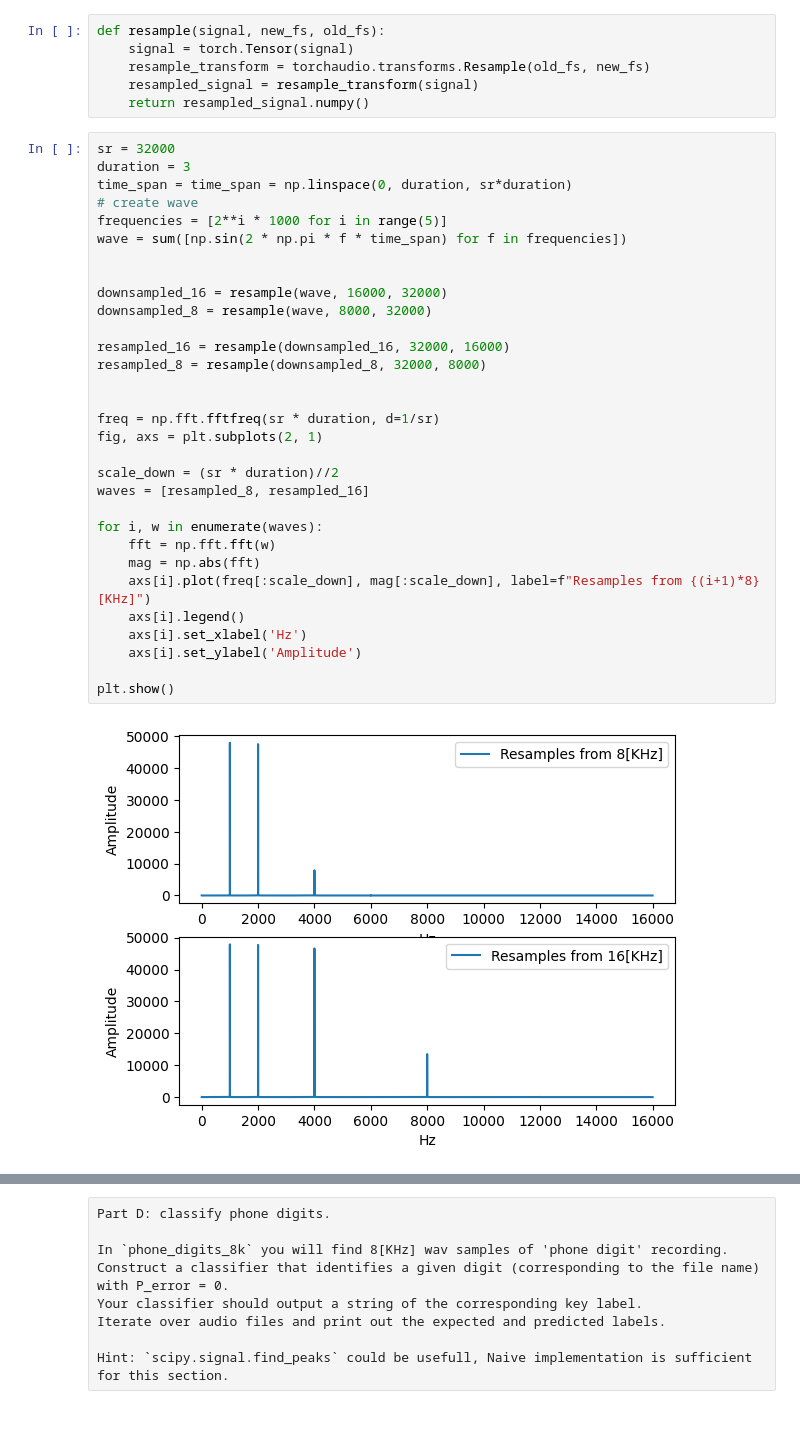
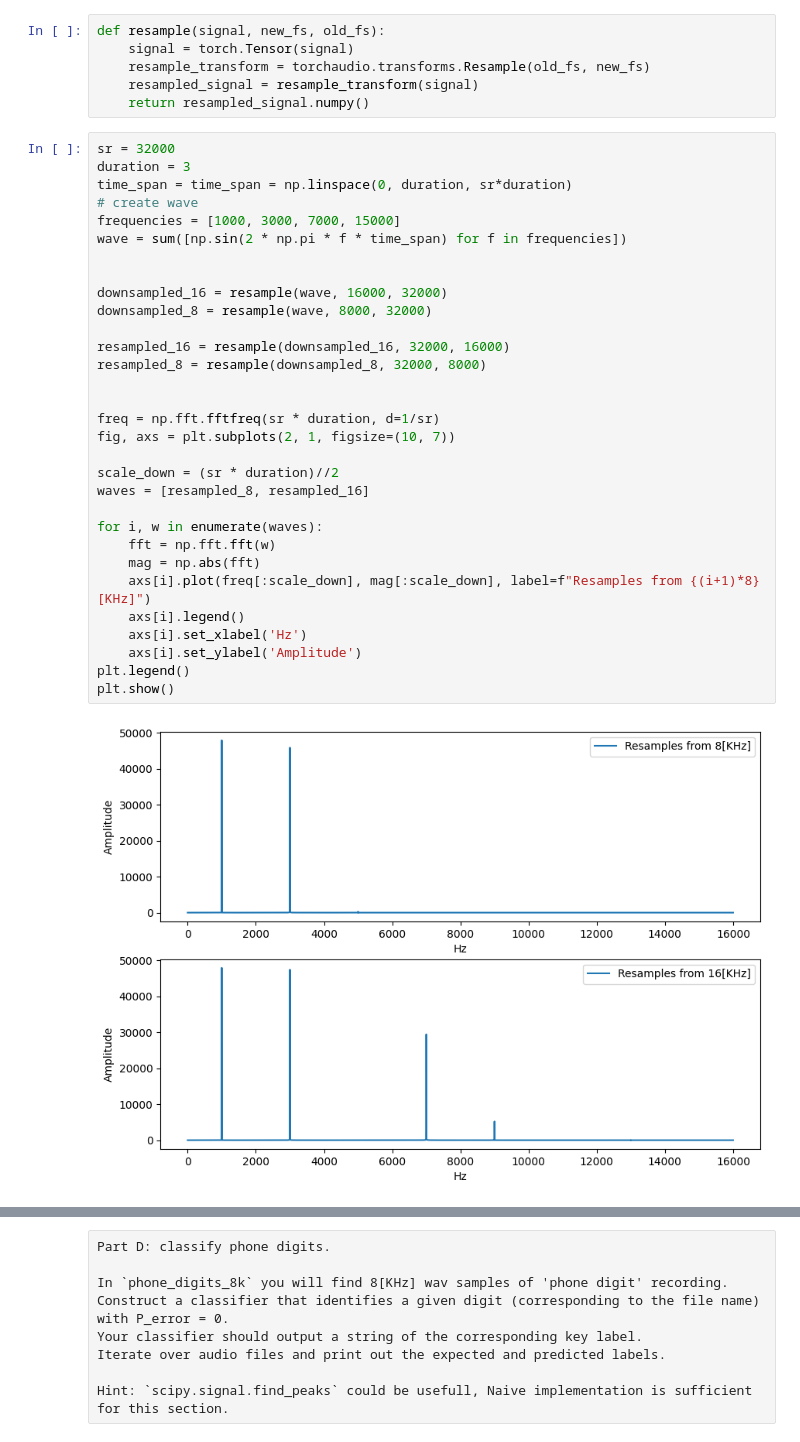
Before and after one commit to Dor890/Speech-Processing, a Jupyter notebook: Ex1/basic_audio_handling.ipynb, the cells around one changed output, grey strips where cells are left out. Cells and saved outputs as stored; diff of their text form.

```diff
--- a/Ex1/basic_audio_handling.ipynb
+++ b/Ex1/basic_audio_handling.ipynb
@@ -129,36 +129,36 @@ def resample(signal, new_fs, old_fs):
 # %%
 sr = 32000
 duration = 3
 time_span = time_span = np.linspace(0, duration, sr*duration)
 # create wave
-frequencies = [2**i * 1000 for i in range(5)]
+frequencies = [1000, 3000, 7000, 15000]
 wave = sum([np.sin(2 * np.pi * f * time_span) for f in frequencies])
 
 
 downsampled_16 = resample(wave, 16000, 32000)
 downsampled_8 = resample(wave, 8000, 32000)
 
 resampled_16 = resample(downsampled_16, 32000, 16000)
 resampled_8 = resample(downsampled_8, 32000, 8000)
 
 
 freq = np.fft.fftfreq(sr * duration, d=1/sr)
-fig, axs = plt.subplots(2, 1)
+fig, axs = plt.subplots(2, 1, figsize=(10, 7))
 
 scale_down = (sr * duration)//2
 waves = [resampled_8, resampled_16]
 
 for i, w in enumerate(waves):
     fft = np.fft.fft(w)
     mag = np.abs(fft)
     axs[i].plot(freq[:scale_down], mag[:scale_down], label=f"Resamples from {(i+1)*8}[KHz]")
     axs[i].legend()
     axs[i].set_xlabel('Hz')
     axs[i].set_ylabel('Amplitude')
-
+plt.legend()
 plt.show()
 # %% [output]
-[figure, old version]
+[figure, new version]
 # %% [raw]
 In this case it can be seen that the reconstruction from 8Khz removed one of the elements that created the wave, which can be seen in the second fft plot.
 This is becuase we are samplaing in rate which is less the the Nyquist frequency (which is half the original - 16Khz) cuasing any frequencies that above it to disappear.
```
Also changed, not shown: parts of 3 cells of this notebook.
